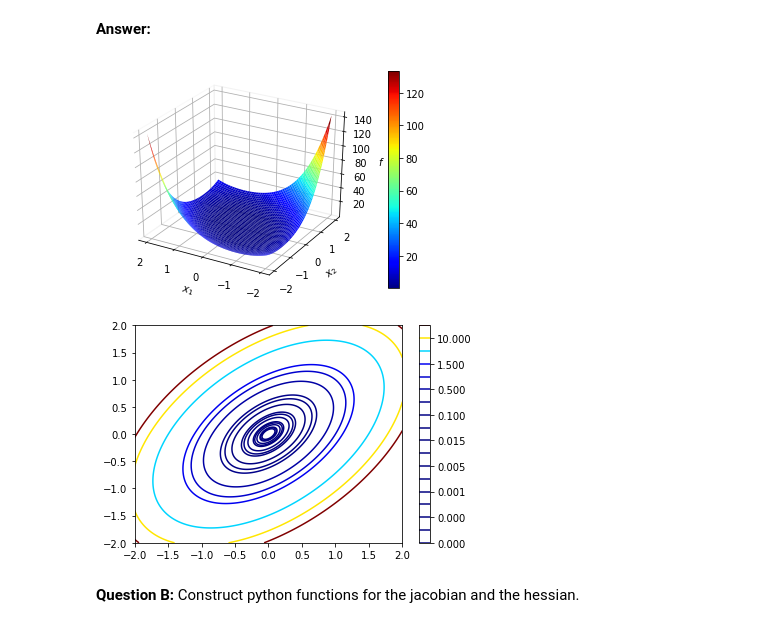
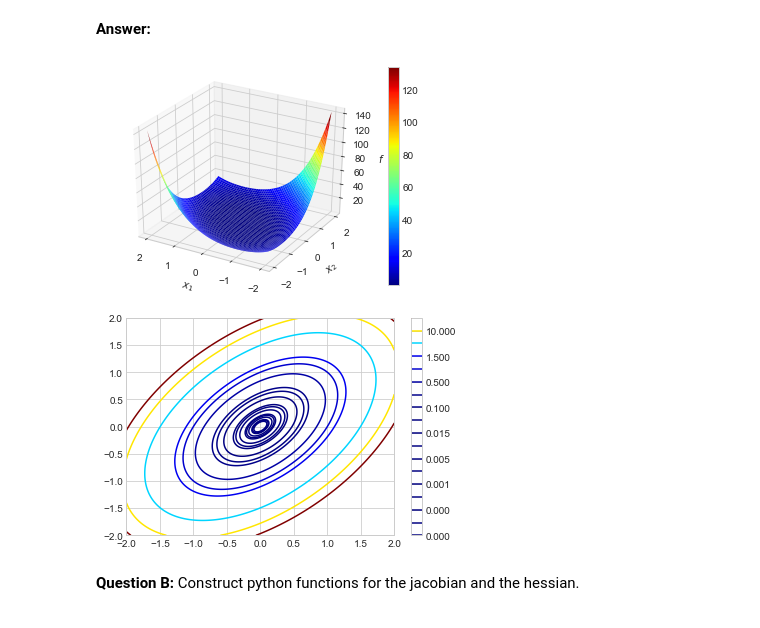
Before and after one commit to NumEconCopenhagen/exercises-2019, a Jupyter notebook: PS7/problem_set_7.ipynb, the cells around one changed output. Saved outputs shown, nothing was run; the diff lists cells and outputs as text; code cells hidden in the pictures.

```diff
--- a/PS7/problem_set_7.ipynb
+++ b/PS7/problem_set_7.ipynb
@@ -10,6 +10,7 @@ import sympy as sm
 
 %matplotlib inline
 import matplotlib.pyplot as plt
+plt.style.use('seaborn-whitegrid')
 from matplotlib import cm
 from mpl_toolkits.mplot3d import Axes3D
 # %% [markdown]
@@ -60,32 +61,27 @@ _f = sm.lambdify((x1,x2),f)
 # %%
 # a. grids
 x1_vec = np.linspace(-2,2,500)
 x2_vec = np.linspace(-2,2,500)
 x1_grid,x2_grid = np.meshgrid(x1_vec,x2_vec,indexing='ij')
 f_grid = _f(x1_grid,x2_grid)
 
 # b. main
 fig = plt.figure()
 ax = fig.add_subplot(1,1,1,projection='3d')
 cs = ax.plot_surface(x1_grid,x2_grid,f_grid,cmap=cm.jet)
 
 # c. add labels
 ax.set_xlabel('$x_1$')
 ax.set_ylabel('$x_2$')
 ax.set_zlabel('$f$')
 
 # d. invert xaxis
 ax.invert_xaxis()
 
-# e. remove background
-ax.xaxis.pane.fill = False
-ax.yaxis.pane.fill = False
-ax.zaxis.pane.fill = False
-
-# f. add colorbar
+# e. add colorbar
 fig.colorbar(cs);
 # %% [output]
-[figure, old version]
+[figure, new version]
 # %%
 fig = plt.figure()
 ax = fig.add_subplot(1,1,1)
@@ -93,7 +89,7 @@ levels = np.sort([j*10**(-i) for i in [-1,0,1,2,3,4] for j in [0.5,1,1.5]])
 cs = ax.contour(x1_grid,x2_grid,f_grid,levels=levels,cmap=cm.jet)
 fig.colorbar(cs);
 # %% [output]
-[figure, old version]
+[figure, new version]
 # %% [markdown]
 **Question B:** Construct python functions for the jacobian and the hessian.
 # %%
```
Also changed, not shown: parts of 18 cells of this notebook, 6 other files.
